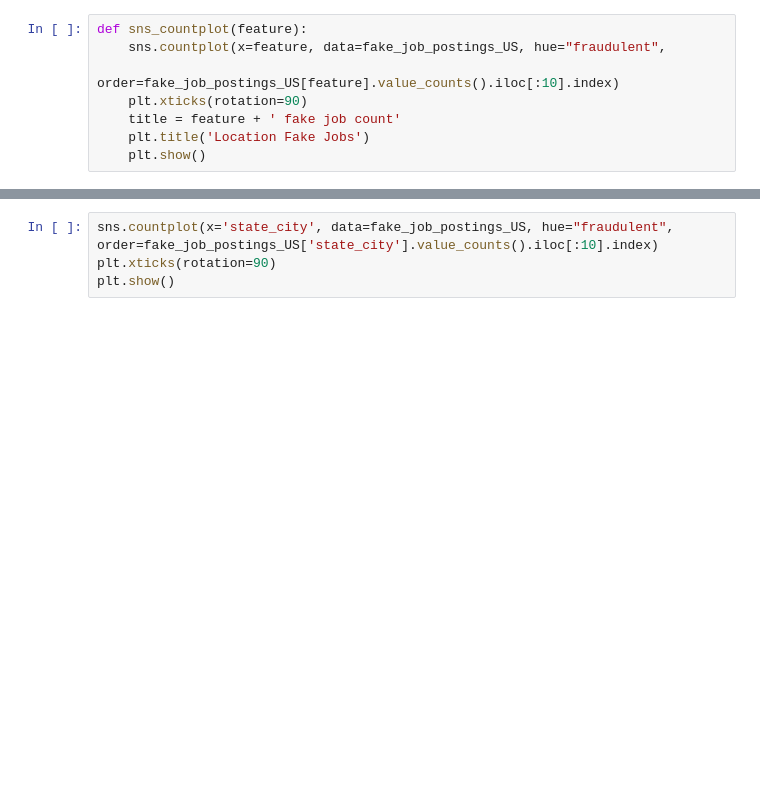
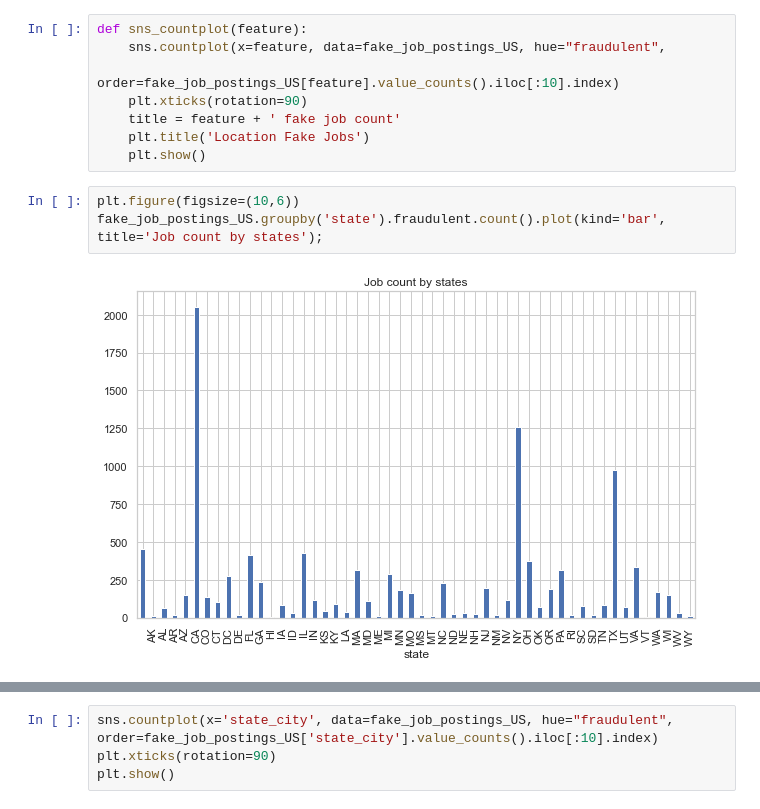
Before and after one commit to Anshupriya2694/Fake-Job-Posting-Prediction, a Jupyter notebook: Code/eda_US.ipynb, the cells around one changed output, grey strips where cells are left out. Drawn from its saved outputs; the diff is of its cells as text; blank space fills up the shorter version.

```diff
--- a/Code/eda_US.ipynb
+++ b/Code/eda_US.ipynb
@@ -150,3 +162,8 @@ def sns_countplot(feature):
     title = feature + ' fake job count'
     plt.title('Location Fake Jobs')
     plt.show()
+# %%
+plt.figure(figsize=(10,6))
+fake_job_postings_US.groupby('state').fraudulent.count().plot(kind='bar', title='Job count by states');
+# %% [output]
+[figure, added]
```
Also changed, not shown: parts of 14 cells of this notebook, 4 other files.
